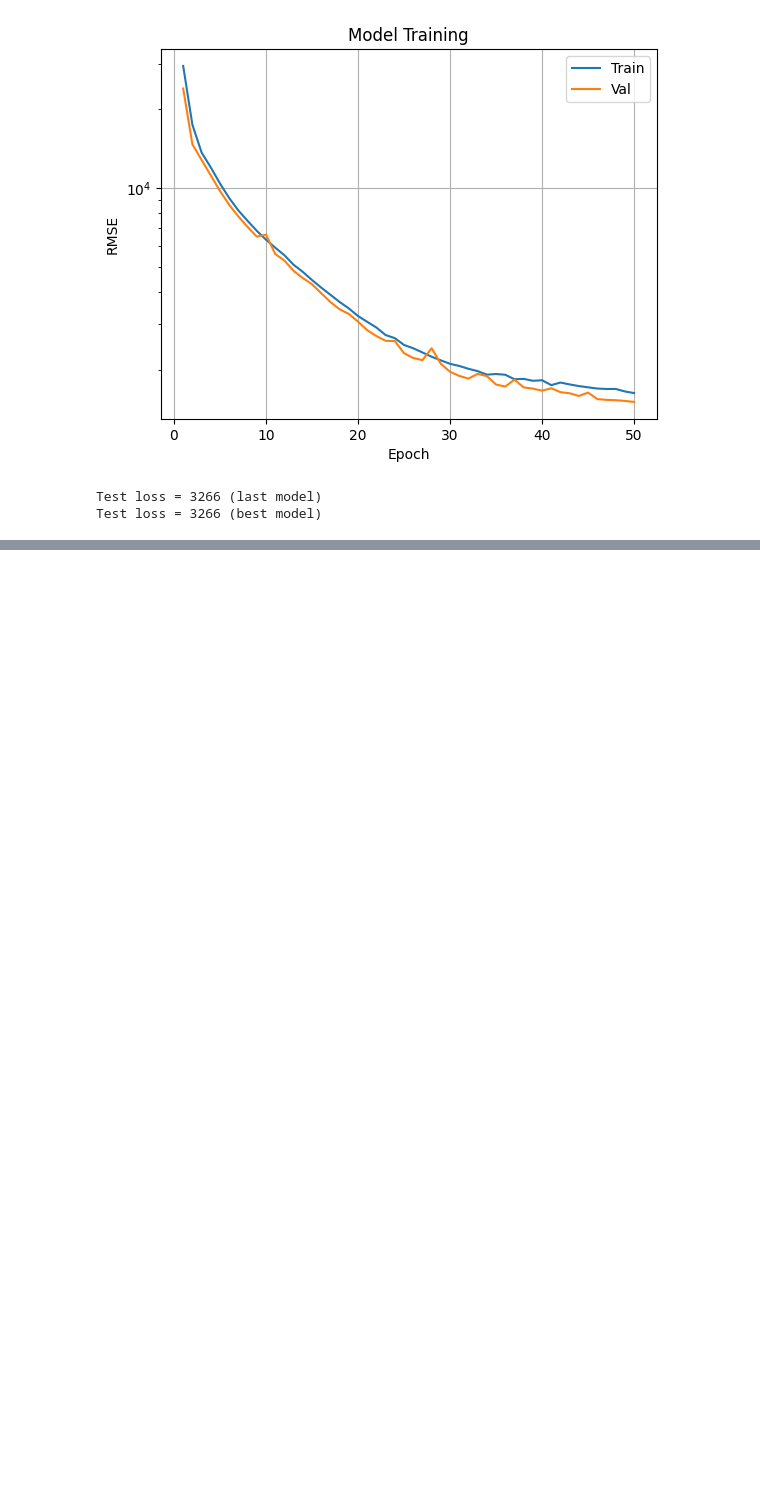
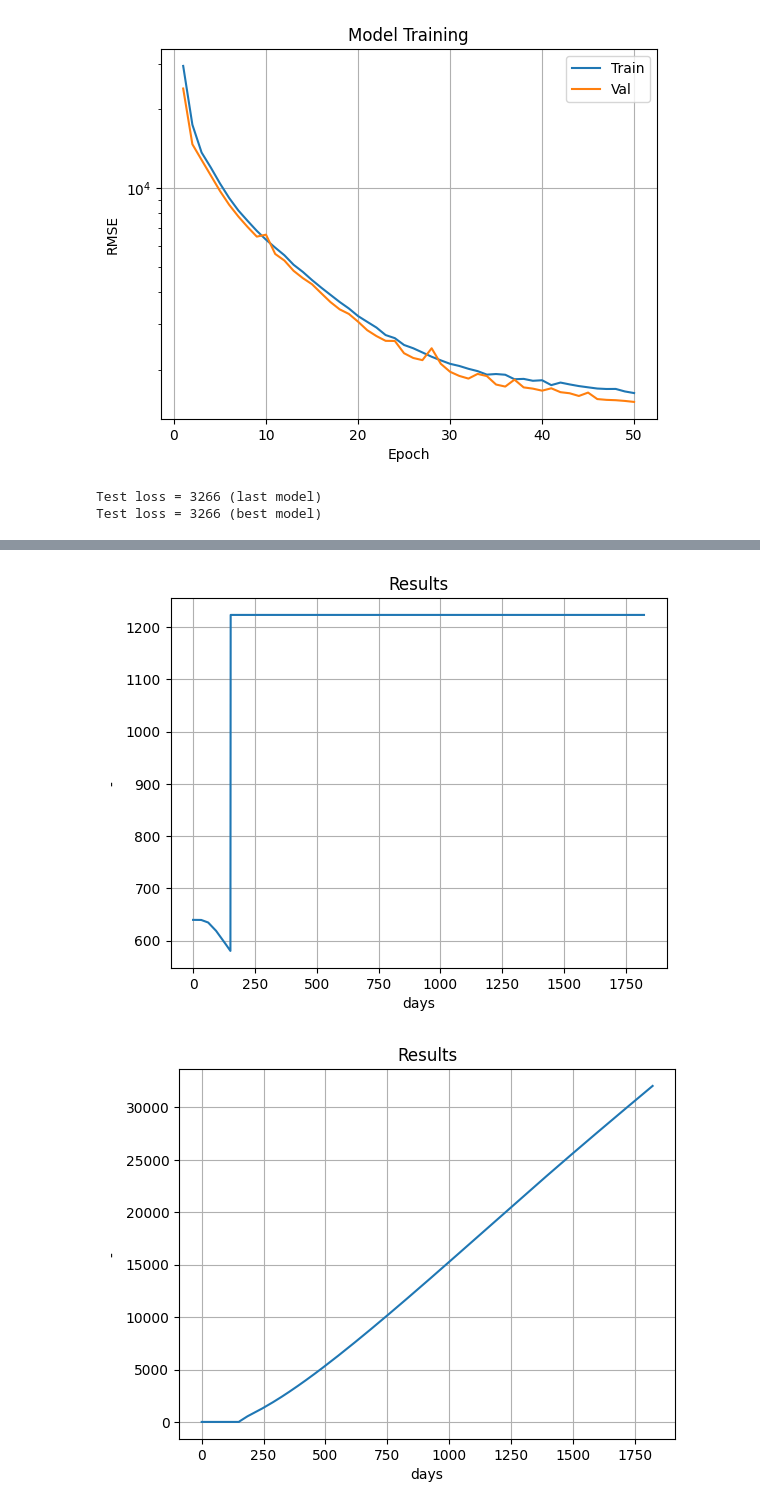
Before and after one commit to TiagoCAAmorim/SimModels, a Jupyter notebook: graph_nn/build_rnn.ipynb, the cells around one changed output, grey strips where cells are left out. Drawn from its saved outputs; the diff is of its cells as text; code cells hidden in the pictures; blank space fills up the shorter version.

Commit message:
Initial tests with recurrent predictions

```diff
--- a/graph_nn/build_rnn.ipynb
+++ b/graph_nn/build_rnn.ipynb
@@ -360,0 +370,5 @@ Test loss = 3266 (best model)
+# %%
+sim_days = 365*5
+sim_number = 10
+
+file_name = f'./2d_test/sr3/sens_{sim_number}.sr3'
@@ -360,0 +482,8 @@ Test loss = 3266 (best model)
+# %%
+plot_time_series(Pwf_inj[:,1])
+plot_time_series(Wp_inj[:,1])
+plot_time_series(Pwf_prod[:,1])
+plot_time_series(Np_prod[:,1], Wp_prod[:,1])
+# %% [output]
+[figure, added]
+[figure, added]
```
Also changed, not shown: parts of 16 cells of this notebook.
